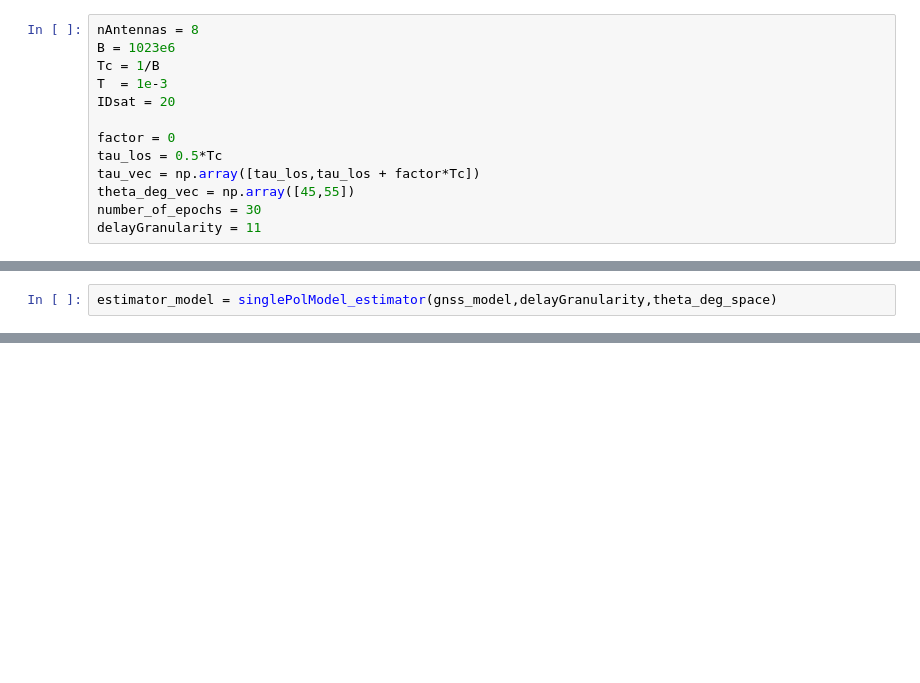
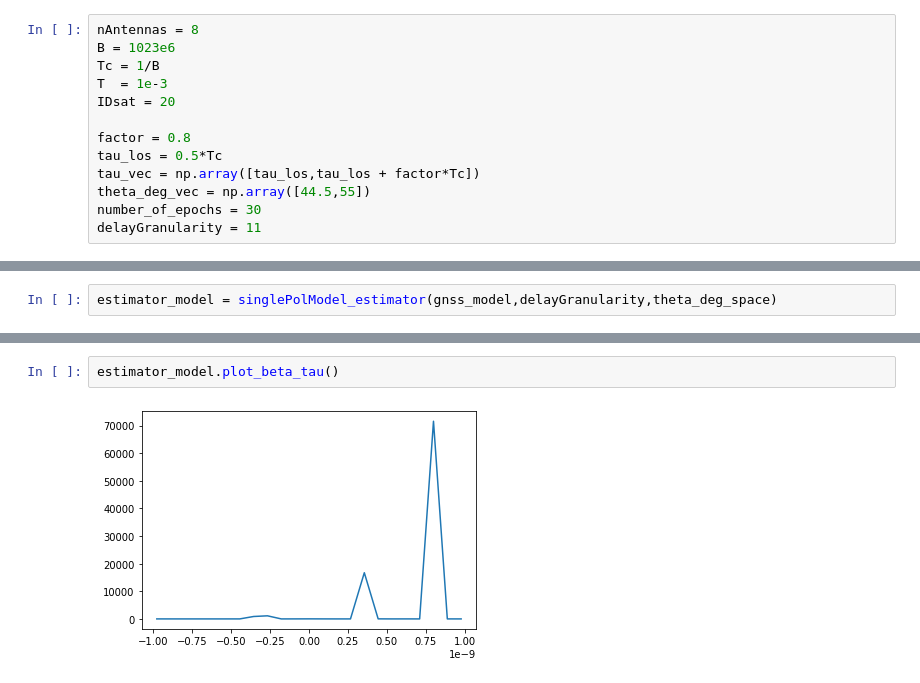
Before and after one commit to araujoUnb/GNSS_rep, a Jupyter notebook: test_folder/model_test.ipynb, the cells around one changed output, grey strips where cells are left out. Drawn from its saved outputs; the diff is of its cells as text; blank space fills up the shorter version.

```diff
--- a/test_folder/model_test.ipynb
+++ b/test_folder/model_test.ipynb
@@ -11,10 +15,10 @@ Tc = 1/B
 T  = 1e-3
 IDsat = 20
 
-factor = 0
+factor = 0.8
 tau_los = 0.5*Tc
 tau_vec = np.array([tau_los,tau_los + factor*Tc])
-theta_deg_vec = np.array([45,55])
+theta_deg_vec = np.array([44.5,55])
 number_of_epochs = 30
 delayGranularity = 11
 # %%
@@ -35,0 +51,4 @@ rmse = estimator_model.rmse(tau_los)
+# %%
+estimator_model.plot_beta_tau()
+# %% [output]
+[figure, added]
```
Also changed, not shown: parts of 19 cells of this notebook.
